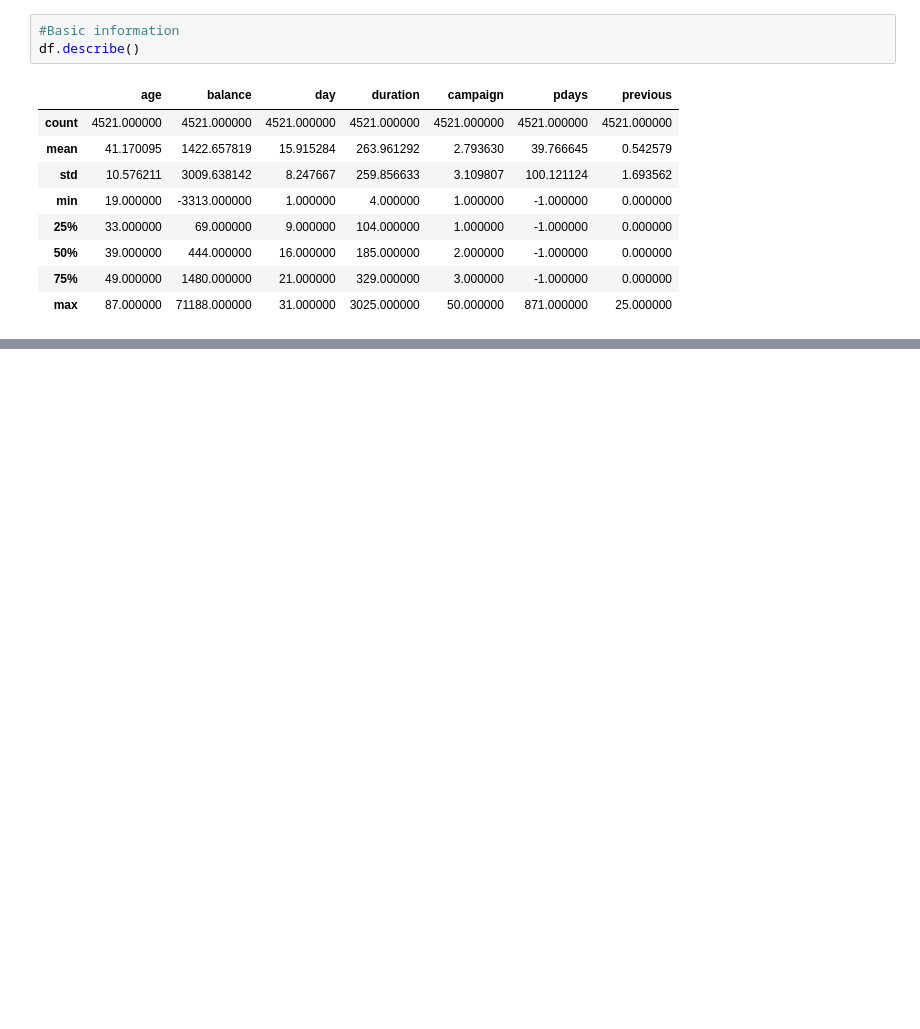
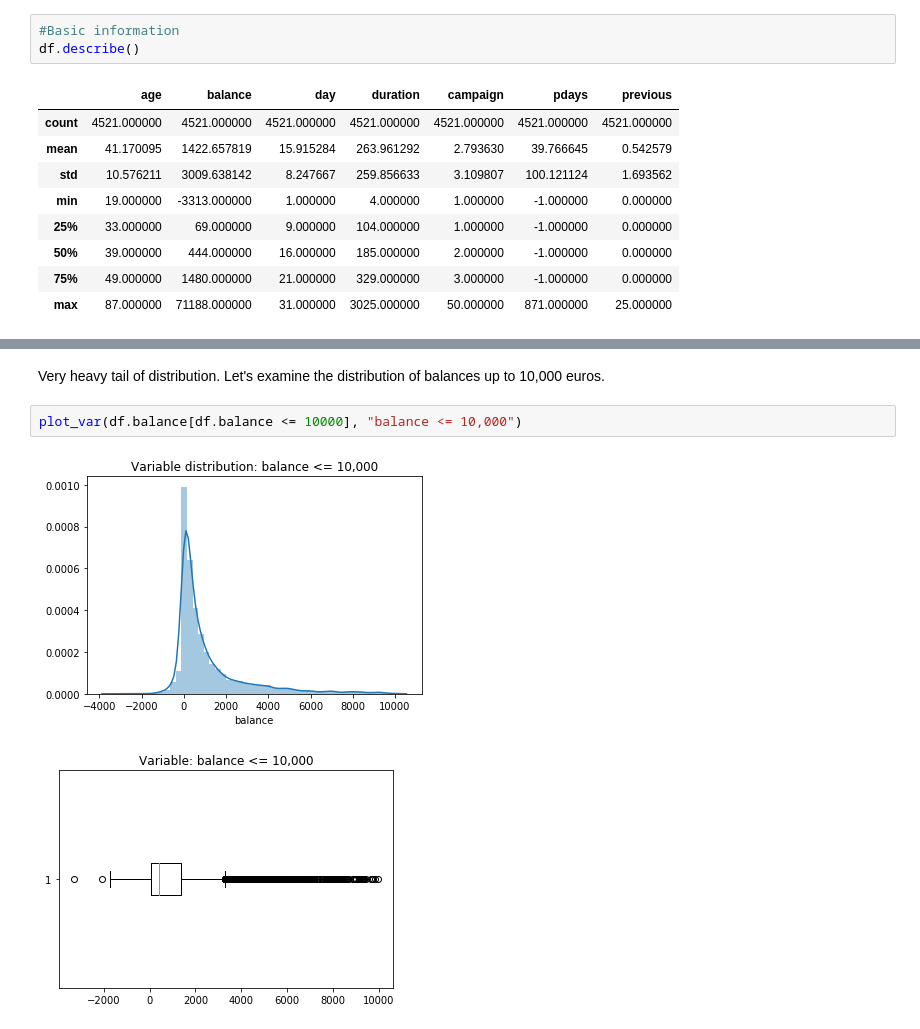
Before and after one commit to okcze/WUM-project-1, a Jupyter notebook: exploration.ipynb, the cells around one changed output, grey strips where cells are left out. Saved outputs shown, nothing was run; the diff lists cells and outputs as text; blank space fills up the shorter version.

```diff
--- a/exploration.ipynb
+++ b/exploration.ipynb
@@ -52,0 +80,7 @@ df.describe()
+# %% [markdown]
+Very heavy tail of distribution. Let's examine the distribution of balances up to 10,000 euros.
+# %%
+plot_var(df.balance[df.balance <= 10000], "balance <= 10,000")
+# %% [output]
+[figure, added]
+[figure, added]
```
Also changed, not shown: parts of 27 cells of this notebook.
